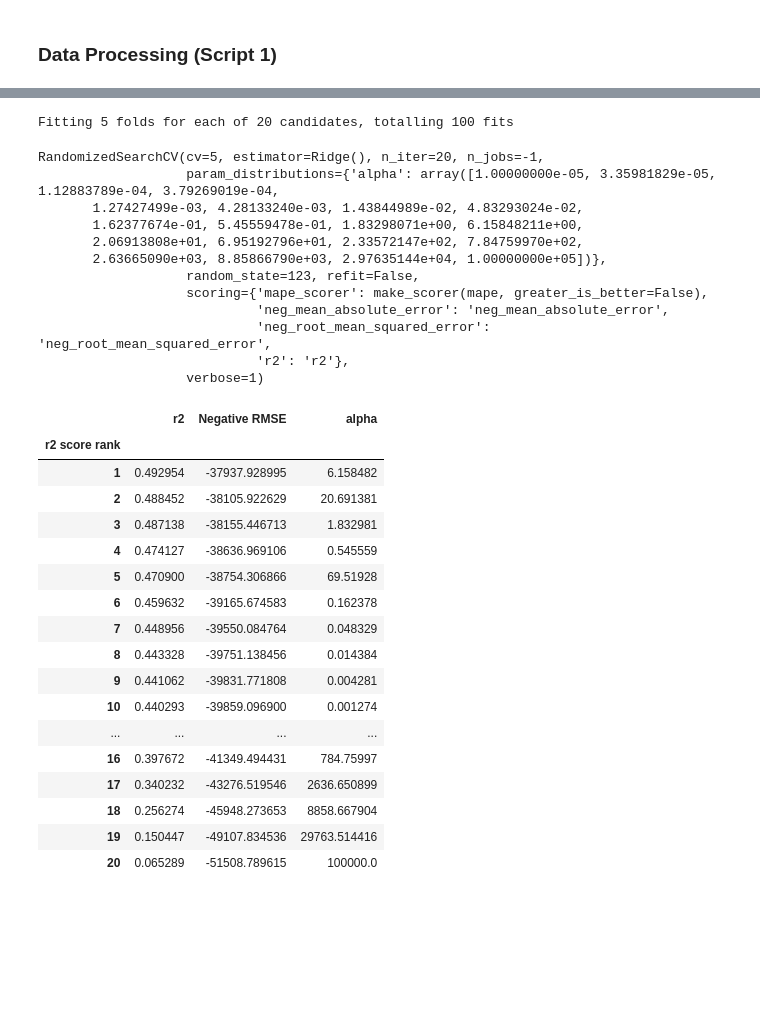
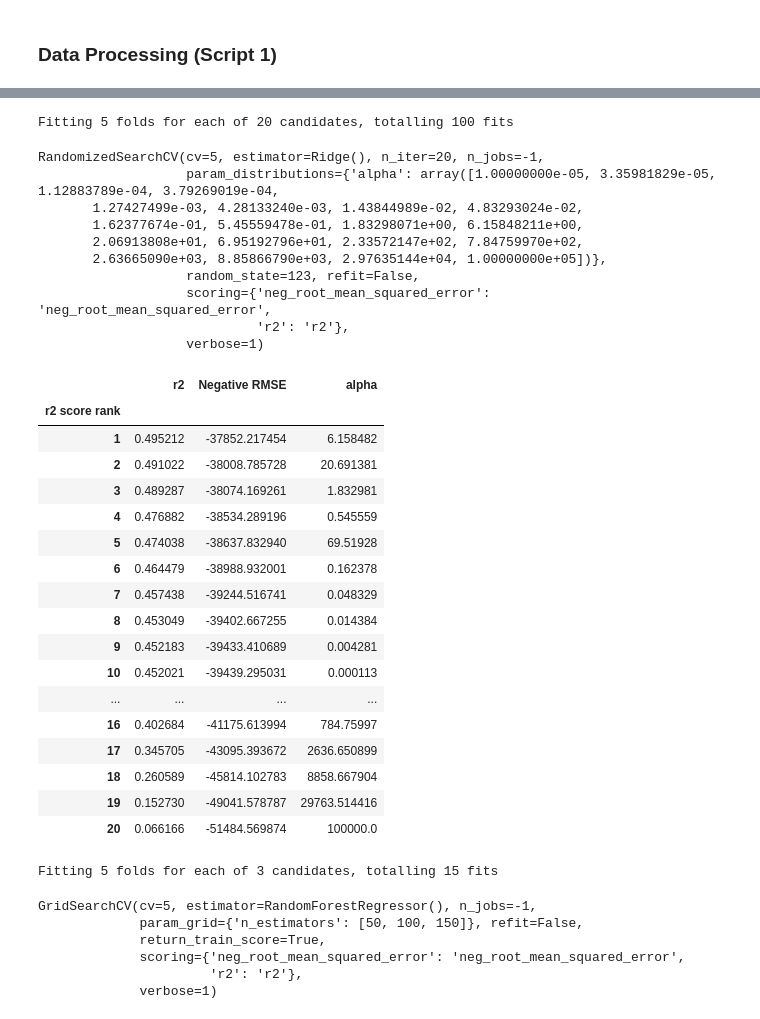
Before and after one commit to UBC-MDS/US-Salary-Prediction, a Jupyter notebook: results/model_fitting.ipynb, the cells around one changed output, grey strips where cells are left out. Cells and saved outputs as stored; diff of their text form; code cells hidden in the pictures; blank space fills up the shorter version.

```diff
--- a/results/model_fitting.ipynb
+++ b/results/model_fitting.ipynb
@@ -183,14 +169,7 @@ X_transformed_wcoef_test = pd.DataFrame(X_transformed_test.todense(), columns =
 # %%
-def mape(true, pred):
-    return 100.0 * np.mean(np.abs((pred - true) / true))
-
-
-# make a scorer function that we can pass into cross-validation
-mape_scorer = make_scorer(mape, greater_is_better=False)
+# define scorer
 
 score_types_reg = {
     "neg_root_mean_squared_error": "neg_root_mean_squared_error",
-    "neg_mean_absolute_error": "neg_mean_absolute_error",
     "r2": "r2",
-    "mape_scorer": mape_scorer,
 }
@@ -200,4 +176,6 @@ score_types_reg = {
 # %%
+# hyperparameter optimization of ridge model
+
 param_grid_cgamma = {"alpha": np.logspace(-5, 5, 20)}
 
 random_search = RandomizedSearchCV(
@@ -211,6 +189,8 @@ random_search = RandomizedSearchCV(
     scoring=score_types_reg,
     refit=False)
 
+X_transformed_train_sparse = scipy.sparse.load_npz('../data/processed/x_train_sparse.npz')
+X_transformed_train = pd.DataFrame.sparse.from_spmatrix(X_transformed_train_sparse)
 random_search.fit(X_transformed_train, y_train)
 # %% [output]
 Fitting 5 folds for each of 20 candidates, totalling 100 fits
@@ -221,41 +201,62 @@ RandomizedSearchCV(cv=5, estimator=Ridge(), n_iter=20, n_jobs=-1,
        2.06913808e+01, 6.95192796e+01, 2.33572147e+02, 7.84759970e+02,
        2.63665090e+03, 8.85866790e+03, 2.97635144e+04, 1.00000000e+05])},
                    random_state=123, refit=False,
-                   scoring={'mape_scorer': make_scorer(mape, greater_is_better=False),
-                            'neg_mean_absolute_error': 'neg_mean_absolute_error',
-                            'neg_root_mean_squared_error': 'neg_root_mean_squared_error',
+                   scoring={'neg_root_mean_squared_error': 'neg_root_mean_squared_error',
                             'r2': 'r2'},
                    verbose=1)
 # %%
-gridsearch_results = pd.DataFrame(random_search.cv_results_)[
+gridsearch_results_ridge = pd.DataFrame(random_search.cv_results_)[
     [
         "mean_test_r2",
         "mean_test_neg_root_mean_squared_error",
         "param_alpha",
         "rank_test_r2"
     ]
 ].set_index("rank_test_r2").sort_index()
 
-gridsearch_results.columns = ["r2", "Negative RMSE", "alpha"]
-gridsearch_results.index.names = ["r2 score rank"]
-gridsearch_results["alpha"][1]
-gridsearch_results
+gridsearch_results_ridge.columns = ["r2", "Negative RMSE", "alpha"]
+gridsearch_results_ridge.index.names = ["r2 score rank"]
+gridsearch_results_ridge
 # %% [output]
 |  | r2 | Negative RMSE | alpha |
 | r2 score rank |  |  |  |
-| 1 | 0.492954 | -37937.928995 | 6.158482 |
-| 2 | 0.488452 | -38105.922629 | 20.691381 |
-| 3 | 0.487138 | -38155.446713 | 1.832981 |
-| 4 | 0.474127 | -38636.969106 | 0.545559 |
-| 5 | 0.470900 | -38754.306866 | 69.51928 |
-| 6 | 0.459632 | -39165.674583 | 0.162378 |
-| 7 | 0.448956 | -39550.084764 | 0.048329 |
-| 8 | 0.443328 | -39751.138456 | 0.014384 |
-| 9 | 0.441062 | -39831.771808 | 0.004281 |
-| 10 | 0.440293 | -39859.096900 | 0.001274 |
+| 1 | 0.495212 | -37852.217454 | 6.158482 |
+| 2 | 0.491022 | -38008.785728 | 20.691381 |
+| 3 | 0.489287 | -38074.169261 | 1.832981 |
+| 4 | 0.476882 | -38534.289196 | 0.545559 |
+| 5 | 0.474038 | -38637.832940 | 69.51928 |
+| 6 | 0.464479 | -38988.932001 | 0.162378 |
+| 7 | 0.457438 | -39244.516741 | 0.048329 |
+| 8 | 0.453049 | -39402.667255 | 0.014384 |
+| 9 | 0.452183 | -39433.410689 | 0.004281 |
+| 10 | 0.452021 | -39439.295031 | 0.000113 |
 | ... | ... | ... | ... |
-| 16 | 0.397672 | -41349.494431 | 784.75997 |
-| 17 | 0.340232 | -43276.519546 | 2636.650899 |
-| 18 | 0.256274 | -45948.273653 | 8858.667904 |
-| 19 | 0.150447 | -49107.834536 | 29763.514416 |
-| 20 | 0.065289 | -51508.789615 | 100000.0 |
+| 16 | 0.402684 | -41175.613994 | 784.75997 |
+| 17 | 0.345705 | -43095.393672 | 2636.650899 |
+| 18 | 0.260589 | -45814.102783 | 8858.667904 |
+| 19 | 0.152730 | -49041.578787 | 29763.514416 |
+| 20 | 0.066166 | -51484.569874 | 100000.0 |
+# %%
+# hyperparameter optimization of random forest model
+
+param_grid_n_estimators = {"n_estimators": [50, 100, 150]}
+
+random_search_forest = GridSearchCV(
+    RandomForestRegressor(),
+    param_grid=param_grid_n_estimators,
+    return_train_score=True,
+    verbose=1,
+    n_jobs=-1,
+    cv=5,
+    scoring=score_types_reg,
+    refit=False)
+
+random_search_forest.fit(X_transformed_train, y_train)
+# %% [output]
+Fitting 5 folds for each of 3 candidates, totalling 15 fits
+GridSearchCV(cv=5, estimator=RandomForestRegressor(), n_jobs=-1,
+             param_grid={'n_estimators': [50, 100, 150]}, refit=False,
+             return_train_score=True,
+             scoring={'neg_root_mean_squared_error': 'neg_root_mean_squared_error',
+                      'r2': 'r2'},
+             verbose=1)
```
Also changed, not shown: parts of 21 cells of this notebook, 17 other files.
